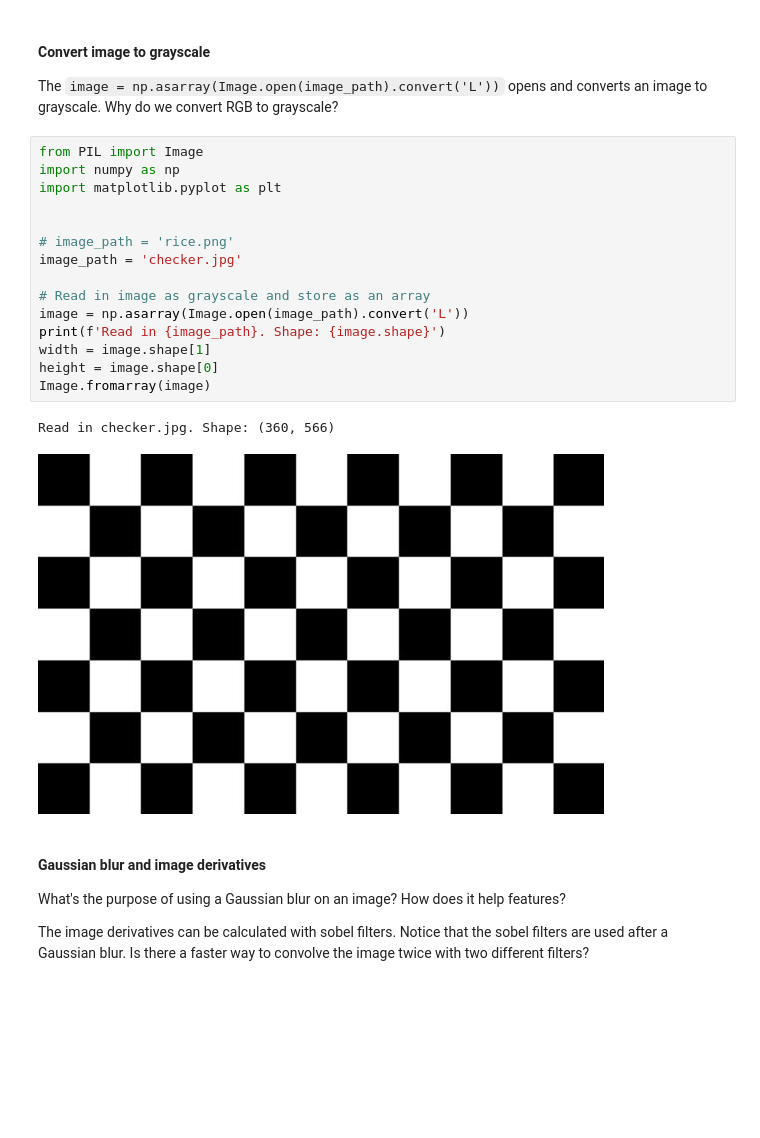
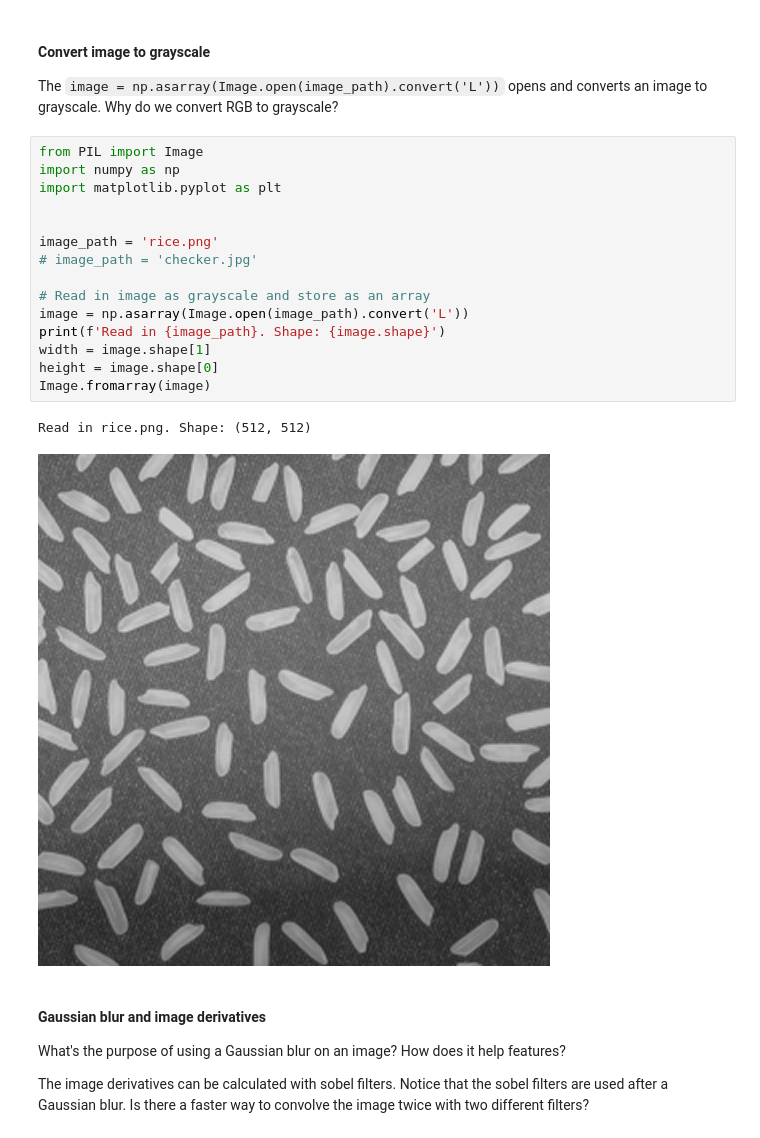
Before and after one commit to AIP-Mizzou/HarrisFeature, a Jupyter notebook: main.ipynb, the cells around one changed output. Drawn from its saved outputs; the diff is of its cells as text; blank space fills up the shorter version.

```diff
--- a/main.ipynb
+++ b/main.ipynb
@@ -26,21 +26,21 @@ The `image = np.asarray(Image.open(image_path).convert('L'))` opens and converts
 # %%
 from PIL import Image
 import numpy as np
 import matplotlib.pyplot as plt
 
 
-# image_path = 'rice.png'
-image_path = 'checker.jpg'
+image_path = 'rice.png'
+# image_path = 'checker.jpg'
 
 # Read in image as grayscale and store as an array
 image = np.asarray(Image.open(image_path).convert('L'))
 print(f'Read in {image_path}. Shape: {image.shape}')
 width = image.shape[1]
 height = image.shape[0]
 Image.fromarray(image)
 # %% [output]
-Read in checker.jpg. Shape: (360, 566)
+Read in rice.png. Shape: (512, 512)
-[figure, old version]
+[figure, new version]
 # %% [markdown]
 #### Gaussian blur and image derivatives
 What's the purpose of using a Gaussian blur on an image? How does it help features?
```
Also changed, not shown: parts of 10 cells of this notebook.
